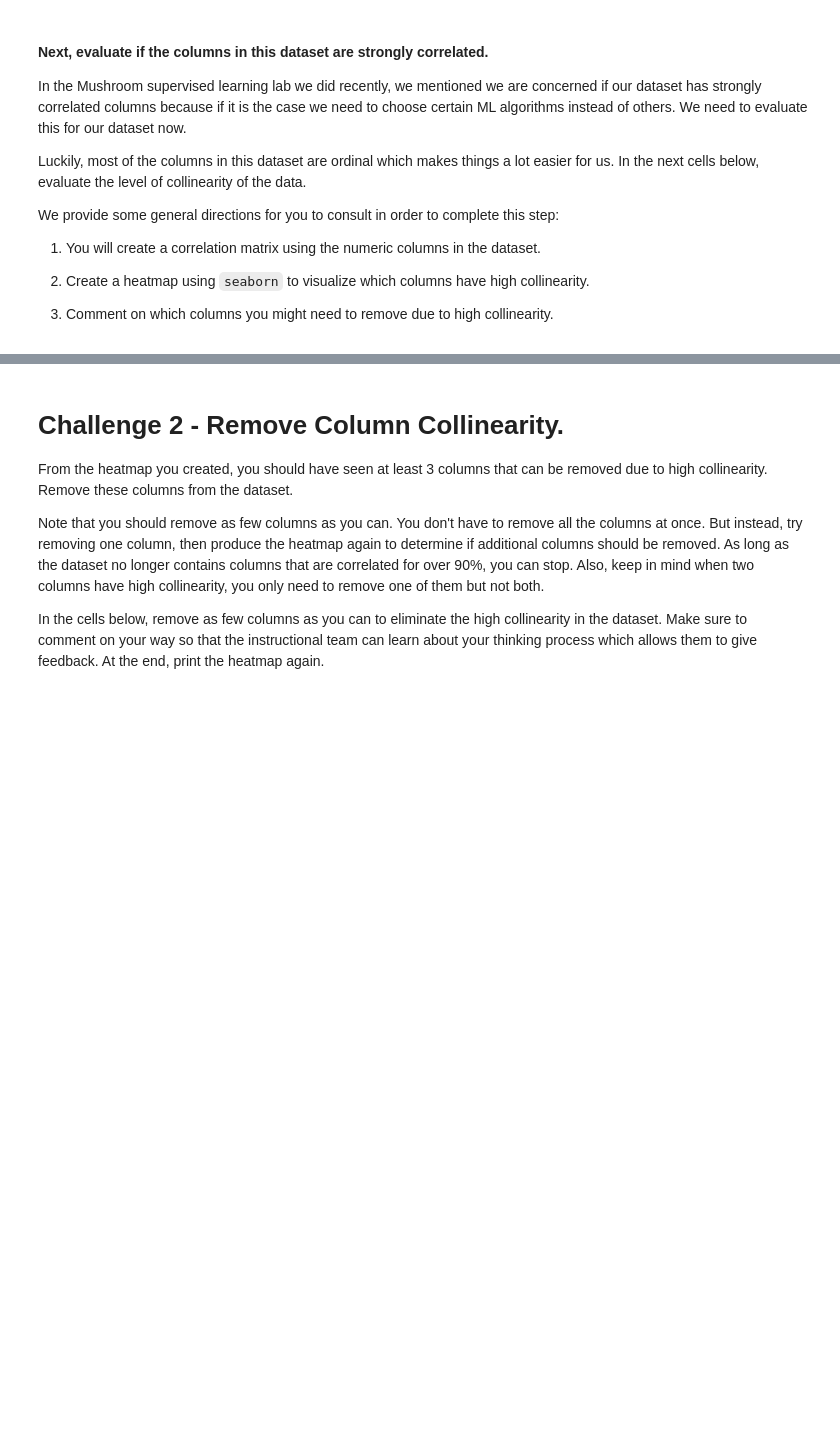
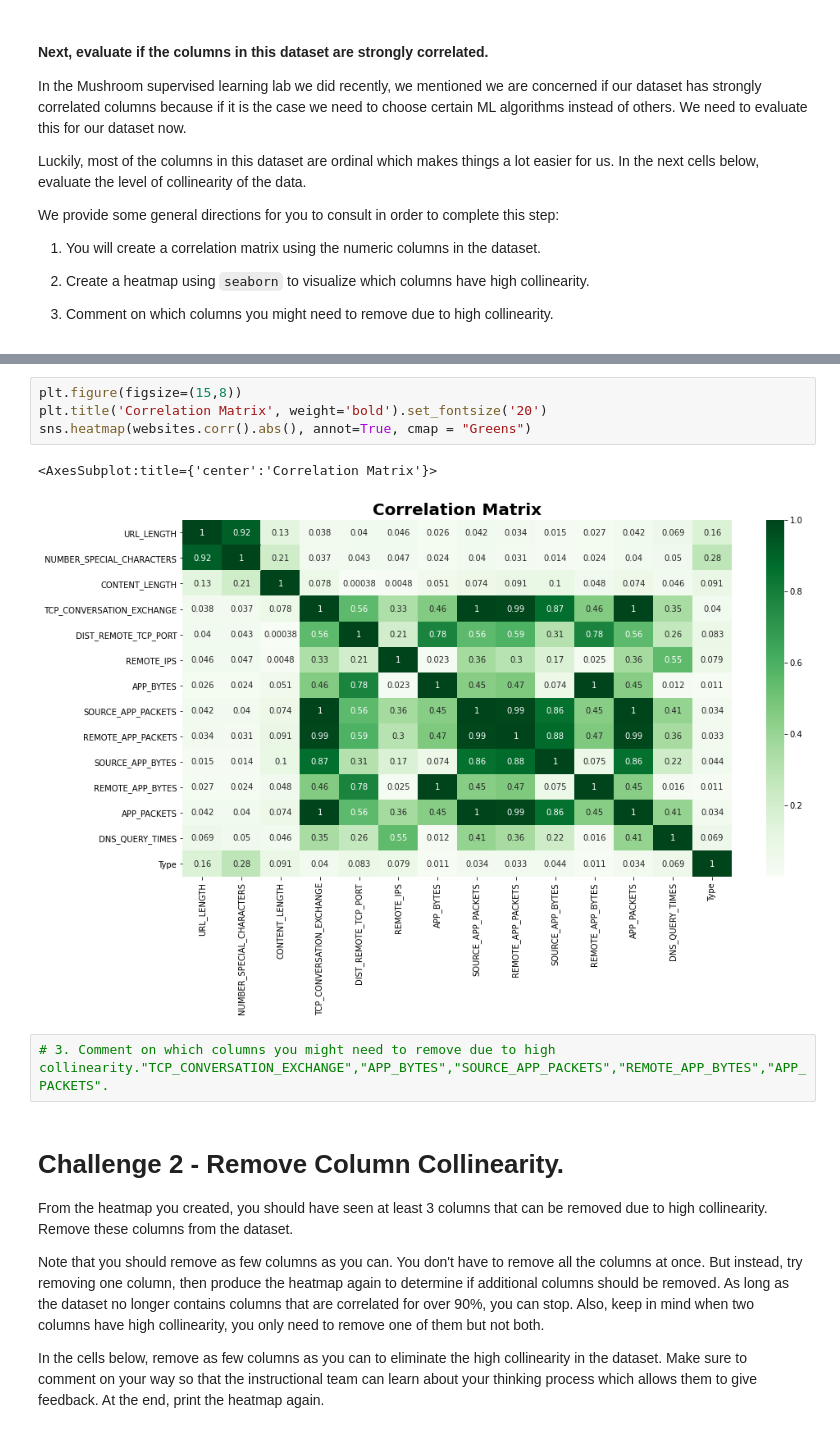
Before and after one commit to Ironhack-Data-Madrid-Enero-2021/lab-supervised-learning, a Jupyter notebook: your-code/main.ipynb, the cells around one changed output, grey strips where cells are left out. Cells and saved outputs as stored; diff of their text form; blank space fills up the shorter version.

```diff
--- a/your-code/main.ipynb
+++ b/your-code/main.ipynb
@@ -57,3 +183,12 @@ We provide some general directions for you to consult in order to complete this
+# %%
+plt.figure(figsize=(15,8))
+plt.title('Correlation Matrix', weight='bold').set_fontsize('20')
+sns.heatmap(websites.corr().abs(), annot=True, cmap = "Greens")
+# %% [output]
+<AxesSubplot:title={'center':'Correlation Matrix'}>
+[figure, added]
+# %%
+# 3. Comment on which columns you might need to remove due to high collinearity."TCP_CONVERSATION_EXCHANGE","APP_BYTES","SOURCE_APP_PACKETS","REMOTE_APP_BYTES","APP_PACKETS".
 # %% [markdown]
 # Challenge 2 - Remove Column Collinearity.
 
```
Also changed, not shown: parts of 66 cells of this notebook.
